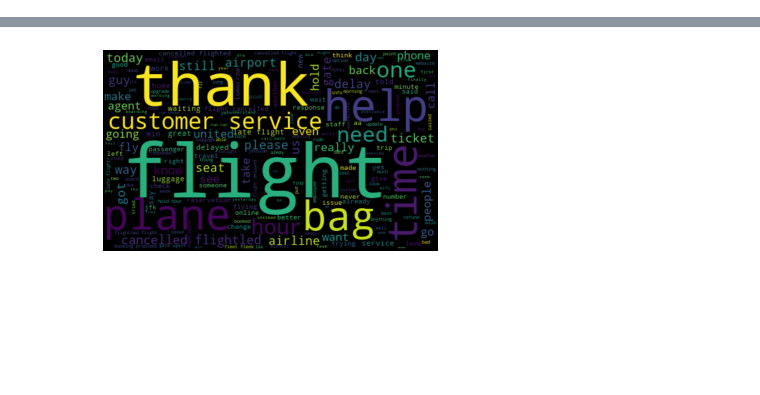
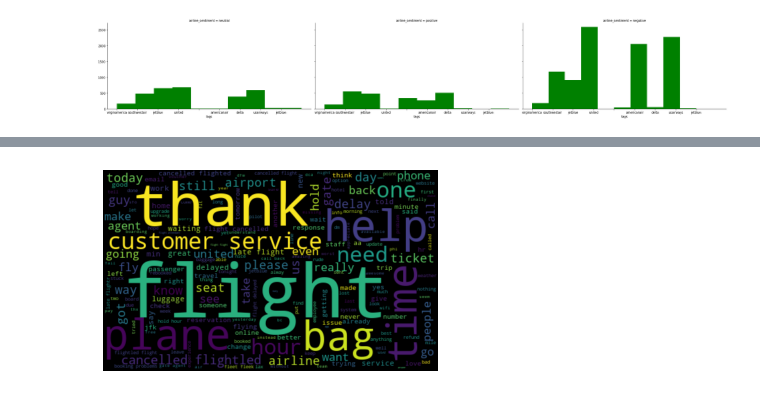
Before and after one commit to Internship-BVoc/G1_TwitterSentimentAnalysis, a Jupyter notebook: twitter_sentiment_analysis.ipynb, the cells around one changed output, grey strips where cells are left out. Saved outputs shown, nothing was run; the diff lists cells and outputs as text; code cells hidden in the pictures; blank space fills up the shorter version.

```diff
--- a/twitter_sentiment_analysis.ipynb
+++ b/twitter_sentiment_analysis.ipynb
@@ -79,0 +134,5 @@ df_data['tokenised_text'] = [[word for word in word_tokenize(i)] for i in df_dat
+# %%
+a = sns.FacetGrid(raw_df,col="airline_sentiment",col_wrap=3, height=5,aspect =2)
+a = a.map(plt.hist,'tags',color='g')
+# %% [output]
+[figure, added]
```
Also changed, not shown: parts of 15 cells of this notebook.
